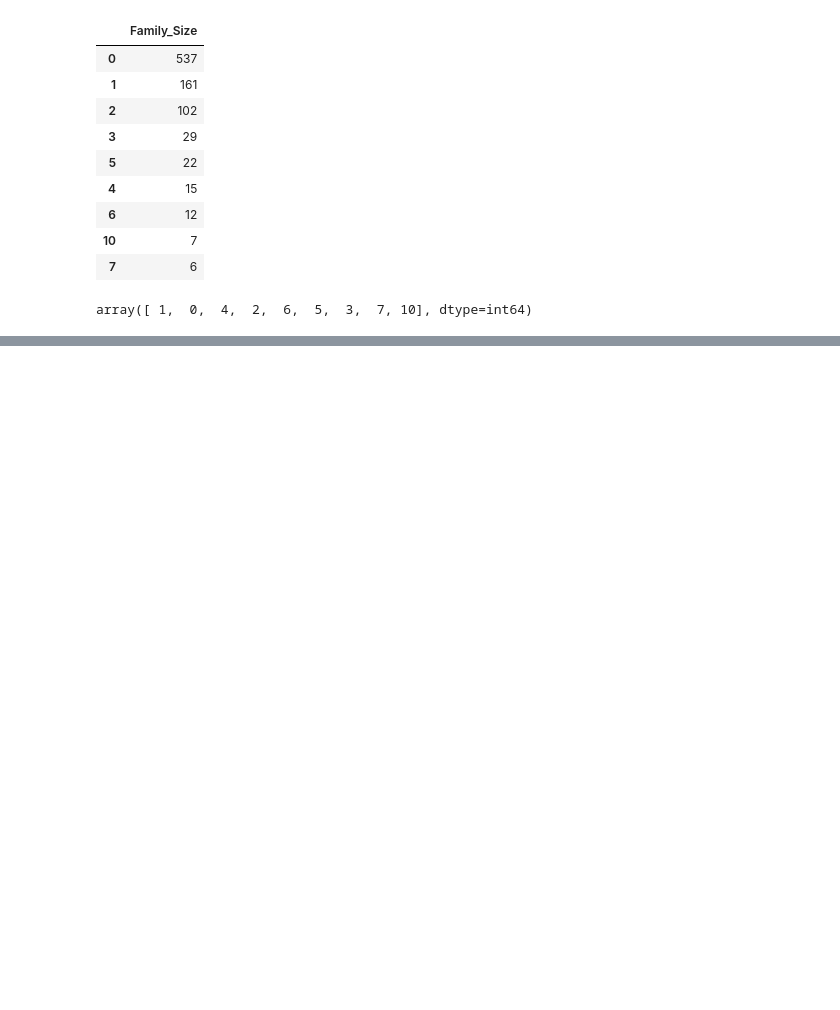
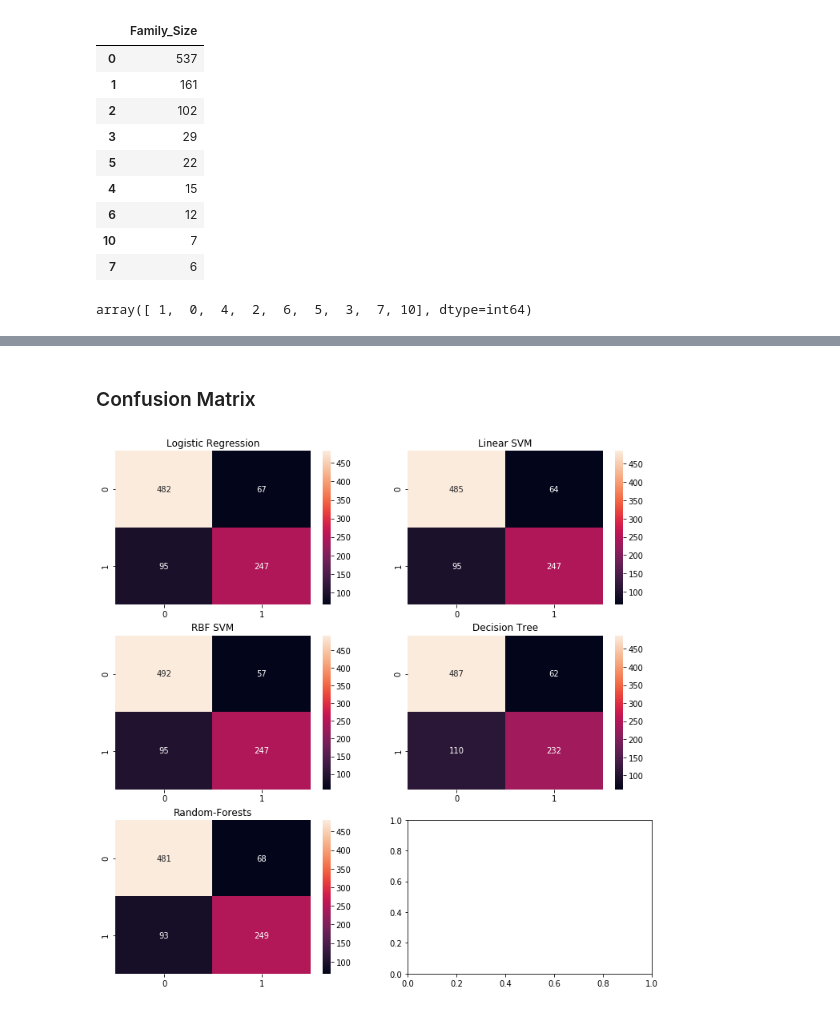
Before and after one commit to wer2956/Midterm_ML, a Jupyter notebook: ML_프로젝트_보고서_코드.ipynb, the cells around one changed output, grey strips where cells are left out. Saved outputs shown, nothing was run; the diff lists cells and outputs as text; code cells hidden in the pictures; blank space fills up the shorter version.

```diff
--- a/Fin.ipynb
+++ b/ML_프로젝트_보고서_코드.ipynb
@@ -376,0 +434,7 @@ array([ 1,  0,  4,  2,  6,  5,  3,  7, 10], dtype=int64)
+# %%
+# 문자열 데이터를 가진 특성들을 수로 변환한다
+data['Sex'].replace(['male','female'],[0,1],inplace=True)
+data['Embarked'].replace(['S','C','Q'],[0,1,2],inplace=True)
+data['Initial'].replace(['Mr','Mrs','Miss','Master','Other'],[0,1,2,3,4],inplace=True)
+
+data.head()
@@ -376,0 +540,10 @@ array([ 1,  0,  4,  2,  6,  5,  3,  7, 10], dtype=int64)
+# %%
+# 하이퍼파라미터 튜닝
+n_estimators = range(100,1000,100)
+hyper = {'n_estimators':n_estimators}
+
+Grid = GridSearchCV(estimator=RandomForestClassifier(random_state=0), param_grid=hyper, verbose=True)
+Grid.fit(X,Y)
+
+print(Grid.best_score_)
+print(Grid.best_estimator_)
@@ -376,0 +597,29 @@ array([ 1,  0,  4,  2,  6,  5,  3,  7, 10], dtype=int64)
+# %% [markdown]
+### Confusion Matrix
+# %%
+f,ax = plt.subplots(3, 2, figsize=(12,12))
+
+y_pred = cross_val_predict(LogisticRegression(),X,Y,cv=10)
+sns.heatmap(confusion_matrix(Y,y_pred),ax=ax[0,0],annot=True,fmt='2.0f')
+ax[0,0].set_title('Logistic Regression')
+
+y_pred = cross_val_predict(svm.SVC(kernel='linear'),X,Y,cv=10)
+sns.heatmap(confusion_matrix(Y,y_pred),ax=ax[0,1],annot=True,fmt='2.0f')
+ax[0,1].set_title('Linear SVM')
+
+y_pred = cross_val_predict(svm.SVC(kernel='rbf'),X,Y,cv=10)
+sns.heatmap(confusion_matrix(Y,y_pred),ax=ax[1,0],annot=True,fmt='2.0f')
+ax[1,0].set_title('RBF SVM')
+
+y_pred = cross_val_predict(DecisionTreeClassifier(),X,Y,cv=10)
+sns.heatmap(confusion_matrix(Y,y_pred),ax=ax[1,1],annot=True,fmt='2.0f')
+ax[1,1].set_title('Decision Tree')
+
+y_pred = cross_val_predict(RandomForestClassifier(n_estimators=100),X,Y,cv=10)
+sns.heatmap(confusion_matrix(Y,y_pred),ax=ax[2,0],annot=True,fmt='2.0f')
+ax[2,0].set_title('Random-Forests')
+
+plt.subplots_adjust(hspace=0.2,wspace=0.2)
+plt.show()
+# %% [output]
+[figure, added]
```
Also changed, not shown: parts of 36 cells of this notebook, 1 other file.
